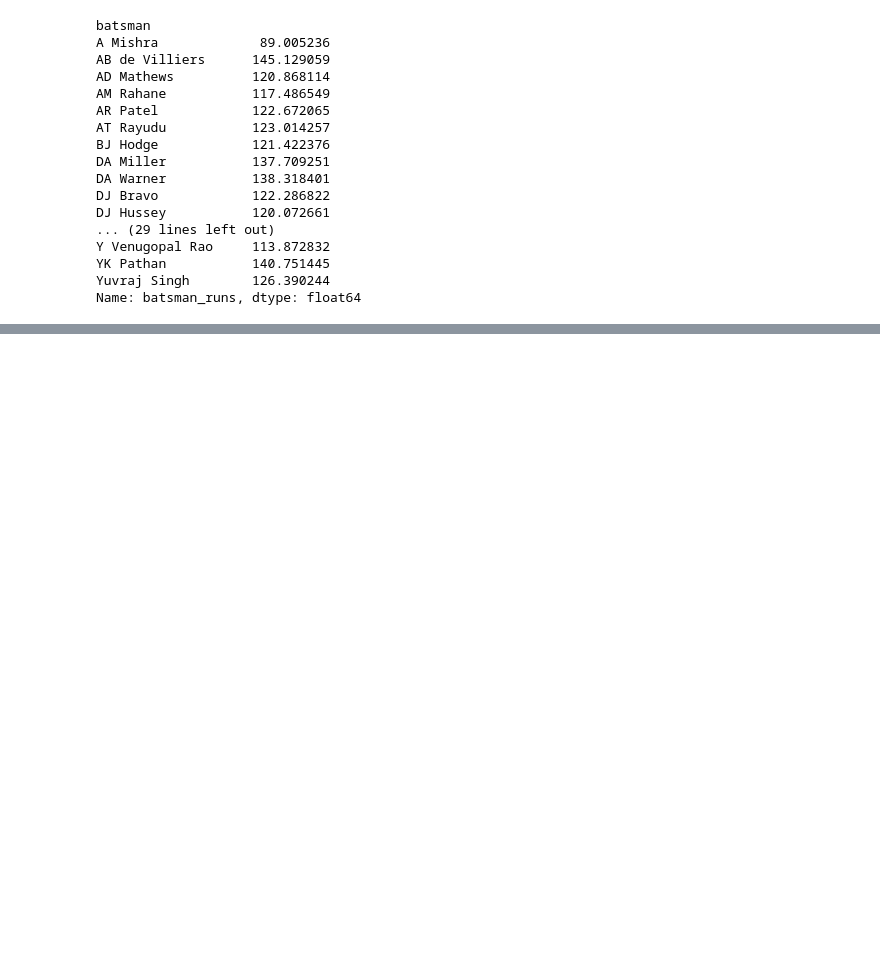
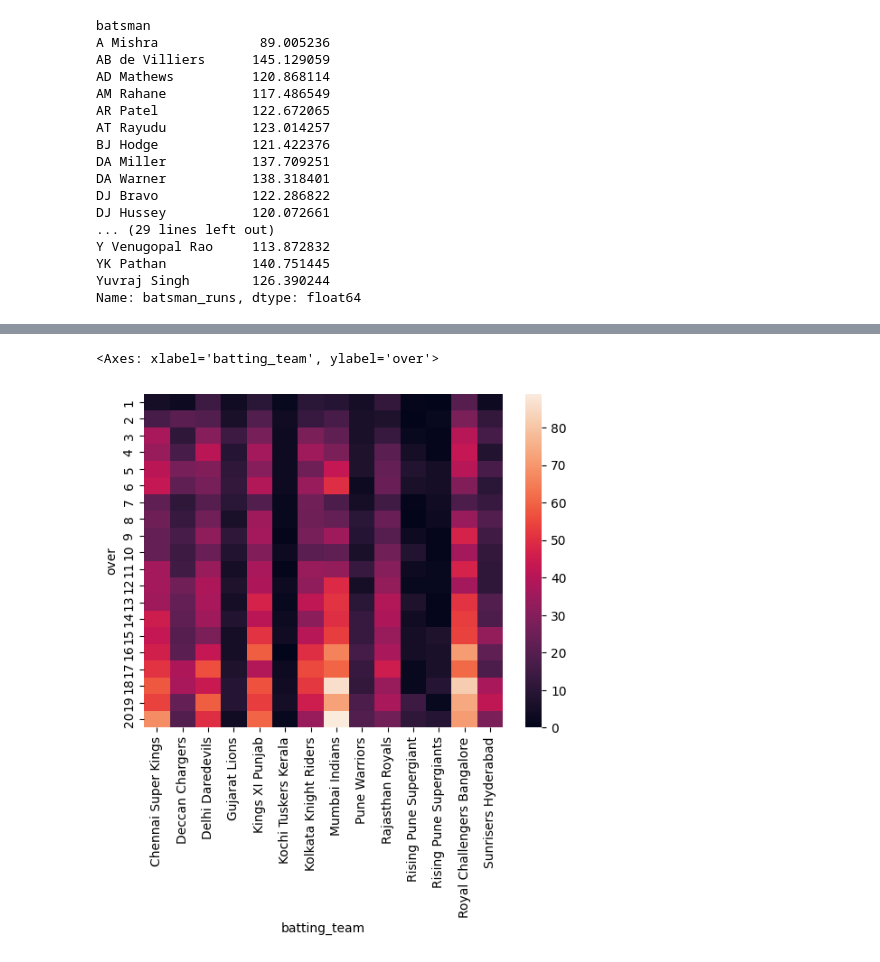
Before and after one commit to NurAsif/100_days_mL, a Jupyter notebook: pandas.ipynb, the cells around one changed output, grey strips where cells are left out. Saved outputs shown, nothing was run; the diff lists cells and outputs as text; code cells hidden in the pictures; blank space fills up the shorter version.

```diff
--- a/pandas.ipynb
+++ b/pandas.ipynb
@@ -959,0 +1133,5 @@ Name: batsman_runs, dtype: float64
+# %%
+sns.heatmap(pt)
+# %% [output]
+<Axes: xlabel='batting_team', ylabel='over'>
+[figure, added]
```
Also changed, not shown: parts of 21 cells of this notebook, 6 other files.
